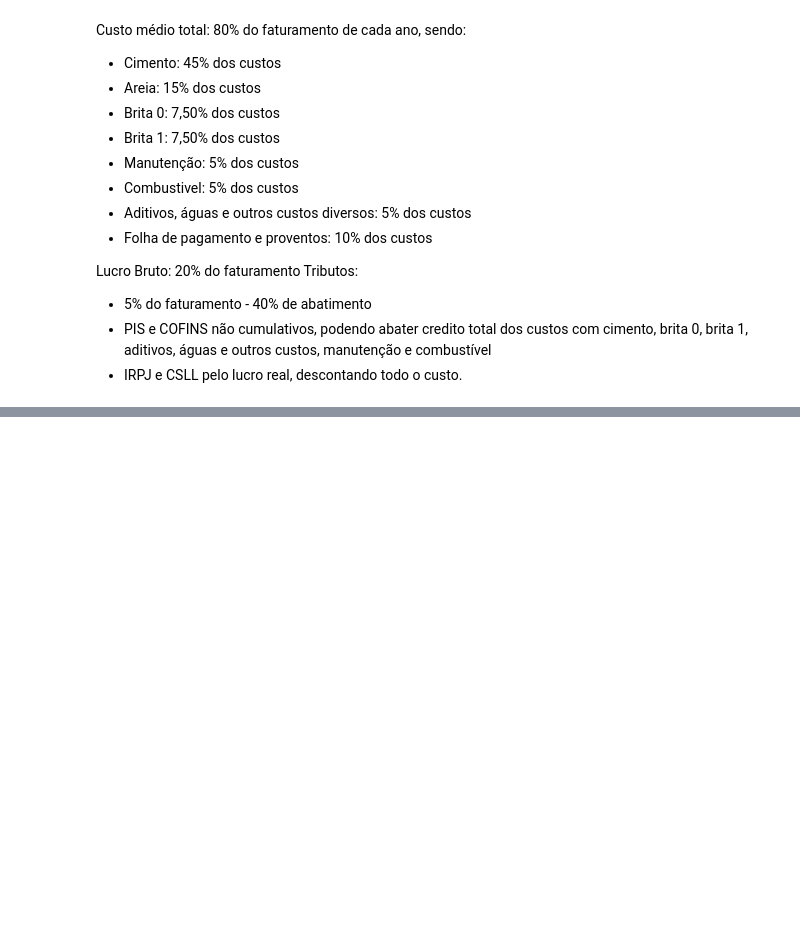
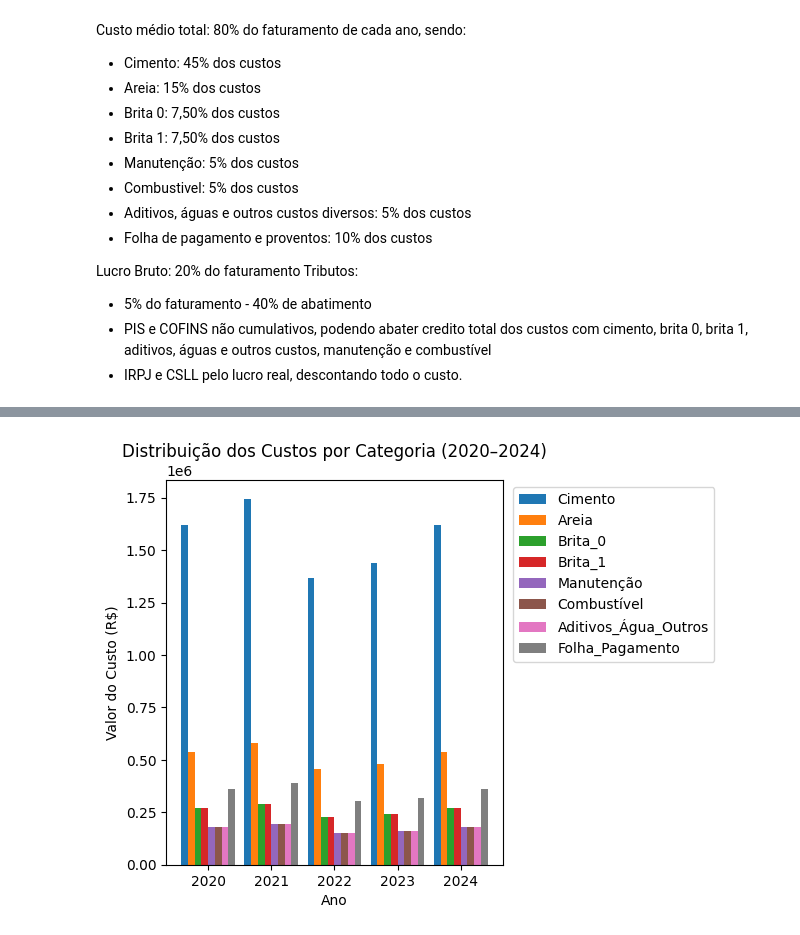
Before and after one commit to jonathanductievicz/TaxAnalyst, a Jupyter notebook: ConcreteCompany/notebooks/Analysis.ipynb, the cells around one changed output, grey strips where cells are left out. Cells and saved outputs as stored; diff of their text form; code cells hidden in the pictures; blank space fills up the shorter version.

```diff
--- a/ConcreteCompany/notebooks/Analysis.ipynb
+++ b/ConcreteCompany/notebooks/Analysis.ipynb
@@ -87,0 +80,46 @@ display(df)
+# %%
+import matplotlib.pyplot as plt
+import numpy as np
+
+# Dados de exemplo (mesmos usados anteriormente)
+anos = [2020, 2021, 2022, 2023, 2024]
+faturamento = [4_500_000, 4_850_000, 3_800_000, 4_000_500, 4_500_000]
+custo_total = [f * 0.8 for f in faturamento]
+
+# Proporções de custo
+pct = {
+    'Cimento': 0.45,
+    'Areia': 0.15,
+    'Brita_0': 0.075,
+    'Brita_1': 0.075,
+    'Manutenção': 0.05,
+    'Combustível': 0.05,
+    'Aditivos_Água_Outros': 0.05,
+    'Folha_Pagamento': 0.10
+}
+
+# Monta DataFrame de custos
+df_costs = pd.DataFrame({
+    cat: [ct * p for ct in custo_total]
+    for cat, p in pct.items()
+}, index=anos)
+df_costs.index.name = 'Ano'
+
+# Gráfico de barras agrupadas
+x = np.arange(len(df_costs.index))
+n = len(df_costs.columns)
+width = 0.85 / n  # largura das barras
+
+plt.figure()
+for i, col in enumerate(df_costs.columns):
+    plt.bar(x + i*width, df_costs[col], width, label=col)
+
+plt.xticks(x + width*(n-1)/2, df_costs.index)
+plt.xlabel('Ano')
+plt.ylabel('Valor do Custo (R$)')
+plt.title('Distribuição dos Custos por Categoria (2020–2024)')
+plt.legend(bbox_to_anchor=(1.01, 1), loc='upper left')
+plt.tight_layout()
+plt.show()
+# %% [output]
+[figure, added]
```
Also changed, not shown: parts of 2 cells of this notebook.
